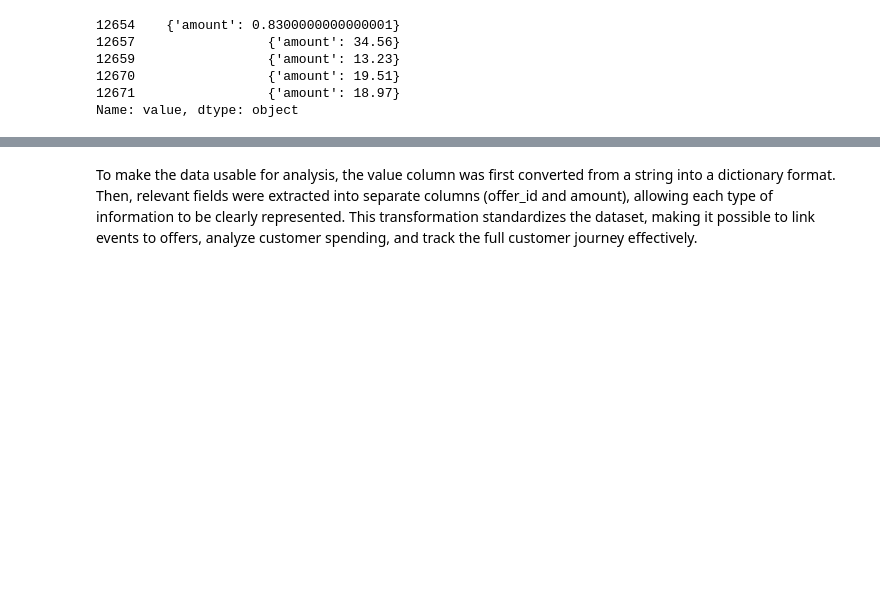
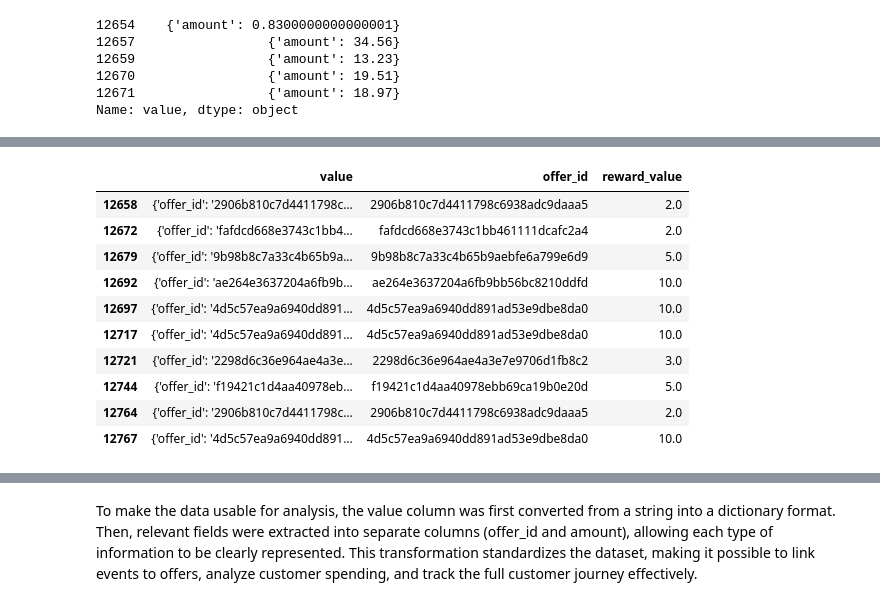
Before and after one commit to sunitapalubanjar/Cafe-Rewards-Customer-Behavior-Analysis-Python-SQL-Power-BI, a Jupyter notebook: notebooks/01_data_cleaning.ipynb, the cells around one changed output, grey strips where cells are left out. Cells and saved outputs as stored; diff of their text form; code cells hidden in the pictures; blank space fills up the shorter version.

```diff
--- a/notebooks/01_data_cleaning.ipynb
+++ b/notebooks/01_data_cleaning.ipynb
@@ -187,3 +206,17 @@ events['amount'] = events['value'].apply(lambda x: x.get('amount'))
+# %%
+events[events['event'] == 'offer completed'][['value', 'offer_id', 'reward_value']].head(10)
+# %% [output]
+|  | value | offer_id | reward_value |
+| 12658 | {'offer_id': '2906b810c7d4411798c... | 2906b810c7d4411798c6938adc9daaa5 | 2.0 |
+| 12672 | {'offer_id': 'fafdcd668e3743c1bb4... | fafdcd668e3743c1bb461111dcafc2a4 | 2.0 |
+| 12679 | {'offer_id': '9b98b8c7a33c4b65b9a... | 9b98b8c7a33c4b65b9aebfe6a799e6d9 | 5.0 |
+| 12692 | {'offer_id': 'ae264e3637204a6fb9b... | ae264e3637204a6fb9bb56bc8210ddfd | 10.0 |
+| 12697 | {'offer_id': '4d5c57ea9a6940dd891... | 4d5c57ea9a6940dd891ad53e9dbe8da0 | 10.0 |
+| 12717 | {'offer_id': '4d5c57ea9a6940dd891... | 4d5c57ea9a6940dd891ad53e9dbe8da0 | 10.0 |
+| 12721 | {'offer_id': '2298d6c36e964ae4a3e... | 2298d6c36e964ae4a3e7e9706d1fb8c2 | 3.0 |
+| 12744 | {'offer_id': 'f19421c1d4aa40978eb... | f19421c1d4aa40978ebb69ca19b0e20d | 5.0 |
+| 12764 | {'offer_id': '2906b810c7d4411798c... | 2906b810c7d4411798c6938adc9daaa5 | 2.0 |
+| 12767 | {'offer_id': '4d5c57ea9a6940dd891... | 4d5c57ea9a6940dd891ad53e9dbe8da0 | 10.0 |
 # %%
 # drop the origianl value column
 events.drop('value', axis =1, inplace = True)
```
Also changed, not shown: parts of 7 cells of this notebook, 2 other files.
